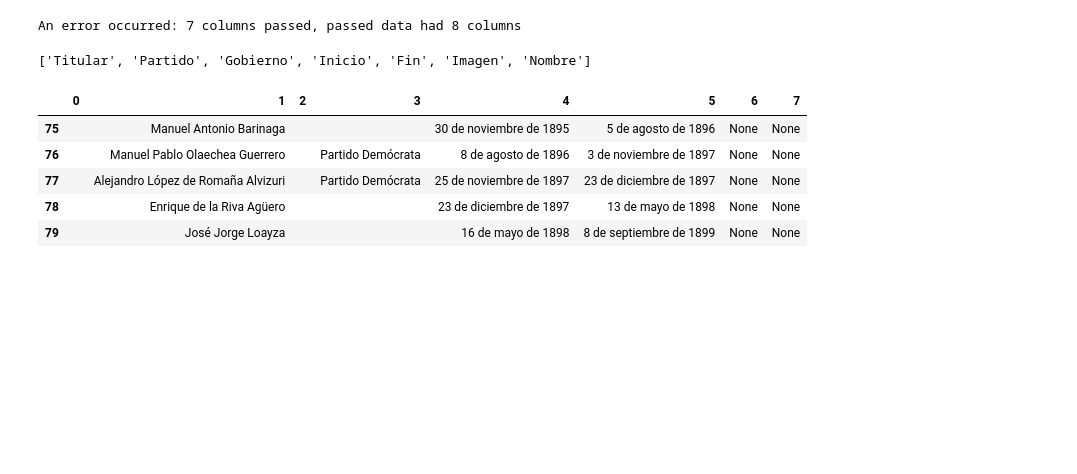
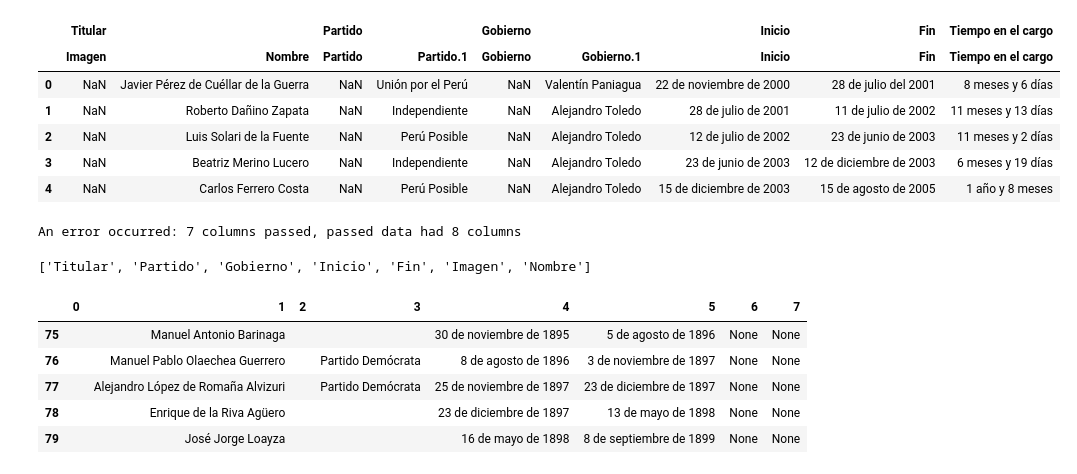
Before and after one commit to PULSO-PUCP/premieres, a Jupyter notebook: scrapePrimer.ipynb, the cells around one changed output. Saved outputs shown, nothing was run; the diff lists cells and outputs as text; code cells hidden in the pictures; blank space fills up the shorter version.

```diff
--- a/scrapePrimer.ipynb
+++ b/scrapePrimer.ipynb
@@ -1,23 +1,11 @@
 # %%
 # coding: utf-8
 import pandas as pd
+from urllib.parse import quote
 
 # Pull tables from Wikipedia
-url = "https://es.wikipedia.org/wiki/Anexo:Presidentes_del_Consejo_de_Ministros_del_Perú"
-tables = pd.read_html(url,flavor='bs4', match="Siglo XXI", encoding='utf-8', attrs={'class':'wikitable sortable'})
-
-# # Combine XXI table with filtered rows from 1980 onward in XX table
-# siglo_xxi = tables[0]
-# xx_tables = pd.read_html(url, match="Siglo XX")
-
-# siglo_xx = xx_tables[0]
-# # Filter rows where 'Inicio' year >= 1980
-# siglo_xx_1980 = siglo_xx[siglo_xx['Inicio'].str.contains('1980|1981|1982|1983|1984|1985|1986|1987|1988|1989')]
-
-# # Merge and clean
-# pcm_df = pd.concat([siglo_xx_1980, siglo_xxi], ignore_index=True)
-# pcm_df['Inicio'] = pd.to_datetime(pcm_df['Inicio'], dayfirst=True)
-# pcm_df['Fin'] = pcm_df['Fin'].replace({'En el cargo': pd.NaT})
-# pcm_df['Fin'] = pd.to_datetime(pcm_df['Fin'], errors='coerce', dayfirst=True)
-# pcm_df.to_csv('pcm_wiki_1980_present.csv', index=False)
-# print(pcm_df.head())
+base  = "https://es.wikipedia.org/wiki/"
+path  = "Anexo:Presidentes_del_Consejo_de_Ministros_del_Perú"
+url   = base + quote(path)          # Per%C3%BA
+primeTables = pd.read_html(url, flavor="bs4",
+                      attrs={"class": "wikitable sortable"})
@@ -31,3 +32,13 @@ sys.getdefaultencoding()
+# %%
+primeTables[2].head()
+# %% [output]
+|  | Titular |  | Partido |  | Gobierno |  | Inicio | Fin | Tiempo en el cargo |
+|  | Imagen | Nombre | Partido | Partido.1 | Gobierno | Gobierno.1 | Inicio | Fin | Tiempo en el cargo |
+| 0 | NaN | Javier Pérez de Cuéllar de la Guerra | NaN | Unión por el Perú | NaN | Valentín Paniagua | 22 de noviembre de 2000 | 28 de julio del 2001 | 8 meses y 6 días |
+| 1 | NaN | Roberto Dañino Zapata | NaN | Independiente | NaN | Alejandro Toledo | 28 de julio de 2001 | 11 de julio de 2002 | 11 meses y 13 días |
+| 2 | NaN | Luis Solari de la Fuente | NaN | Perú Posible | NaN | Alejandro Toledo | 12 de julio de 2002 | 23 de junio de 2003 | 11 meses y 2 días |
+| 3 | NaN | Beatriz Merino Lucero | NaN | Independiente | NaN | Alejandro Toledo | 23 de junio de 2003 | 12 de diciembre de 2003 | 6 meses y 19 días |
+| 4 | NaN | Carlos Ferrero Costa | NaN | Perú Posible | NaN | Alejandro Toledo | 15 de diciembre de 2003 | 15 de agosto de 2005 | 1 año y 8 meses |
 # %%
 # coding: utf-8
 import requests
```
Also changed, not shown: parts of 8 cells of this notebook, 27 other files.
